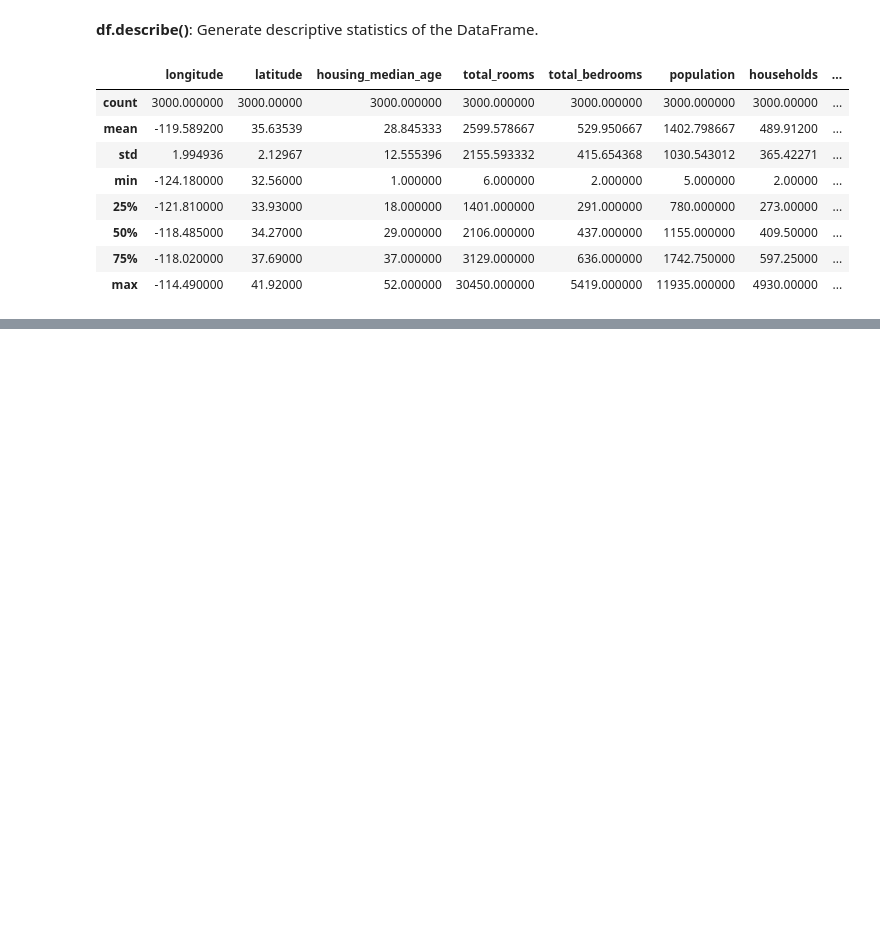
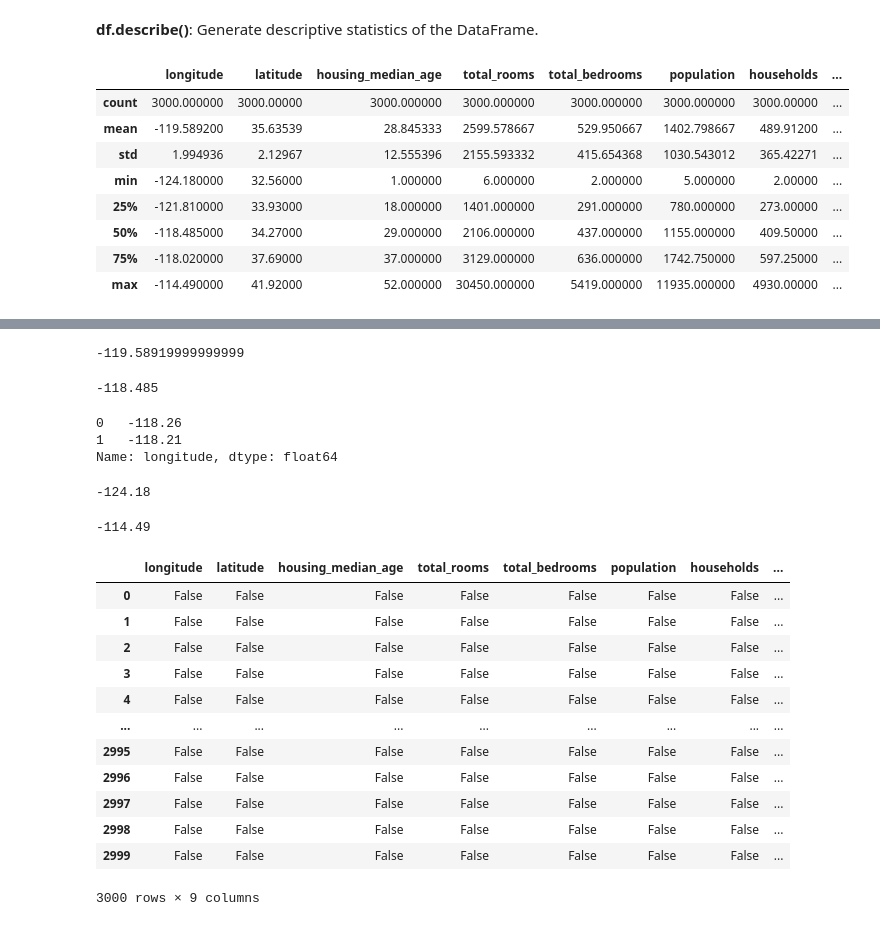
Before and after one commit to rosemarythomas994/pandaslearning, a Jupyter notebook: data_analysing.ipynb, the cells around one changed output, grey strips where cells are left out. Drawn from its saved outputs; the diff is of its cells as text; code cells hidden in the pictures; blank space fills up the shorter version.

```diff
--- a/data_analysing.ipynb
+++ b/data_analysing.ipynb
@@ -108,0 +125,38 @@ data.describe()
+# %%
+data["longitude"].mean()
+# %% [output]
+-119.58919999999999
+# %%
+data["longitude"].median()
+# %% [output]
+-118.485
+# %%
+data["longitude"].mode()
+# %% [output]
+0   -118.26
+1   -118.21
+Name: longitude, dtype: float64
+# %%
+data["longitude"].min()
+# %% [output]
+-124.18
+# %%
+data["longitude"].max()
+# %% [output]
+-114.49
+# %%
+data.isnull()
+# %% [output]
+|  | longitude | latitude | housing_median_age | total_rooms | total_bedrooms | population | households | ... |
+| 0 | False | False | False | False | False | False | False | ... |
+| 1 | False | False | False | False | False | False | False | ... |
+| 2 | False | False | False | False | False | False | False | ... |
+| 3 | False | False | False | False | False | False | False | ... |
+| 4 | False | False | False | False | False | False | False | ... |
+| ... | ... | ... | ... | ... | ... | ... | ... | ... |
+| 2995 | False | False | False | False | False | False | False | ... |
+| 2996 | False | False | False | False | False | False | False | ... |
+| 2997 | False | False | False | False | False | False | False | ... |
+| 2998 | False | False | False | False | False | False | False | ... |
+| 2999 | False | False | False | False | False | False | False | ... |
+3000 rows × 9 columns
```
Also changed, not shown: parts of 4 cells of this notebook.
